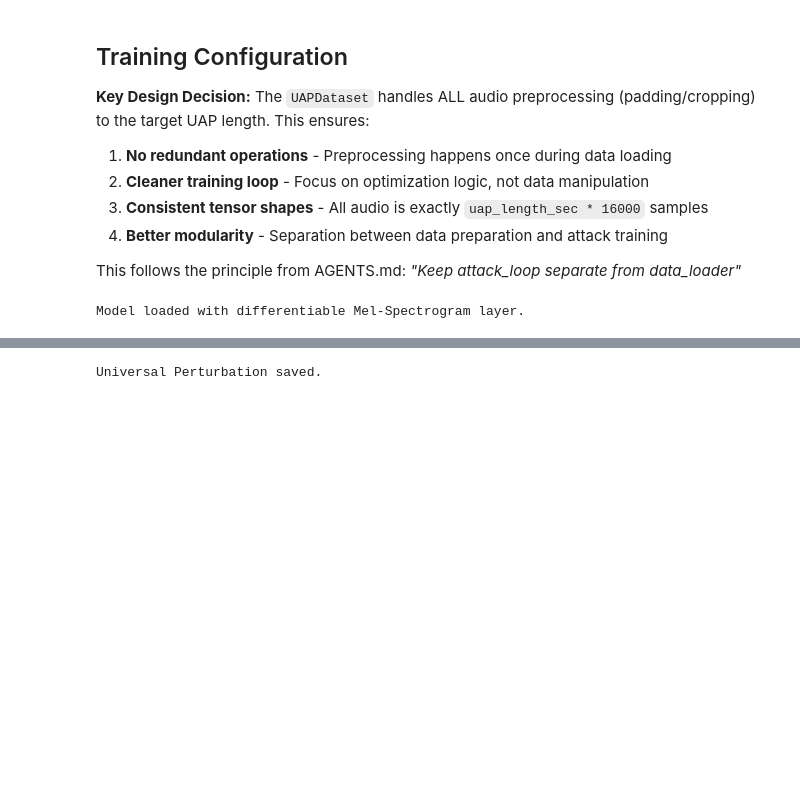
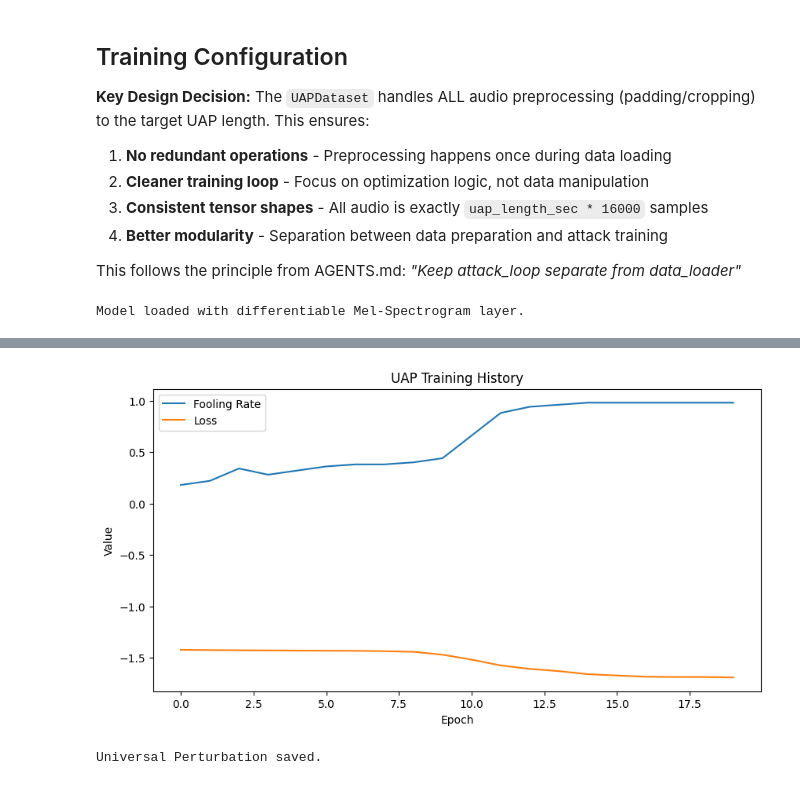
Before and after one commit to victorhg/aai-590-capstone, a Jupyter notebook: notebooks/04_uap_training.ipynb, the cells around one changed output, grey strips where cells are left out. Drawn from its saved outputs; the diff is of its cells as text; code cells hidden in the pictures; blank space fills up the shorter version.

```diff
--- a/notebooks/04_uap_training.ipynb
+++ b/notebooks/04_uap_training.ipynb
@@ -205,2 +97,14 @@ Epoch 5 - Avg Loss: -1.5633, UAP L2-norm: 1.5590, L_inf: 0.1000
+# %%
+# plot training history
+plt.figure(figsize=(10, 5))
+plt.plot(history['fooling_rates'], label='Fooling Rate')
+plt.plot(history['avg_losses'], label='Loss')
+plt.xlabel('Epoch')
+plt.ylabel('Value')
+plt.title('UAP Training History')
+plt.legend()
+plt.show()
+# %% [output]
+[figure, added]
 # %%
 # Save the trained perturbation
```
Also changed, not shown: parts of 10 cells of this notebook, 3 other files.
